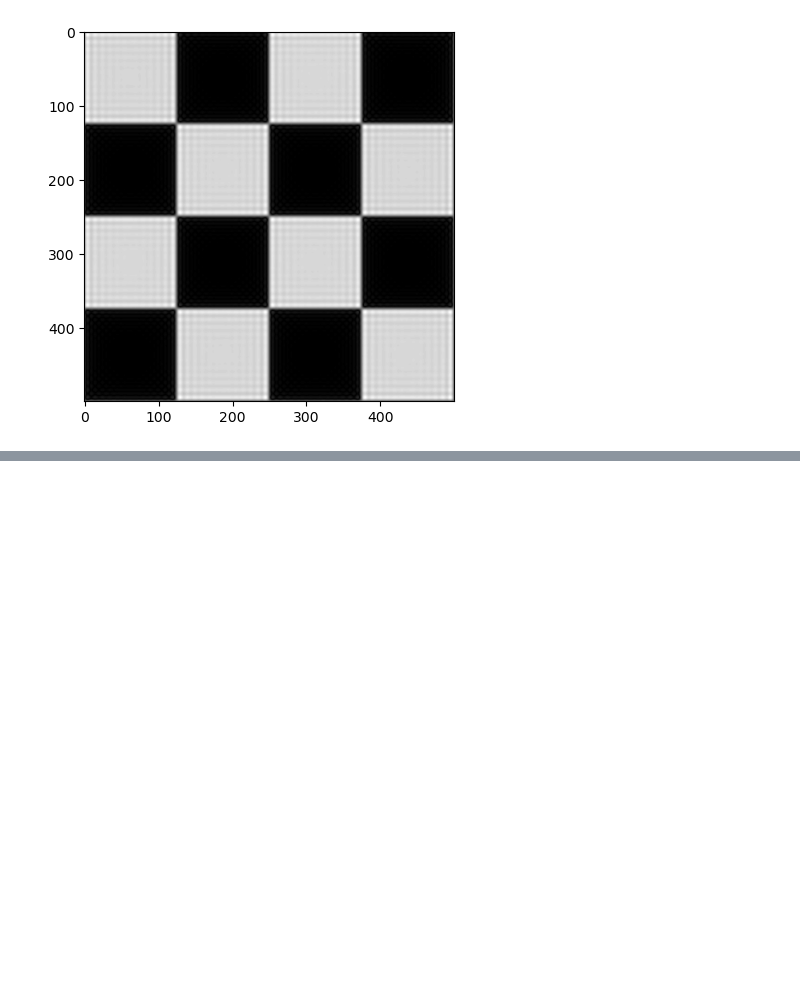
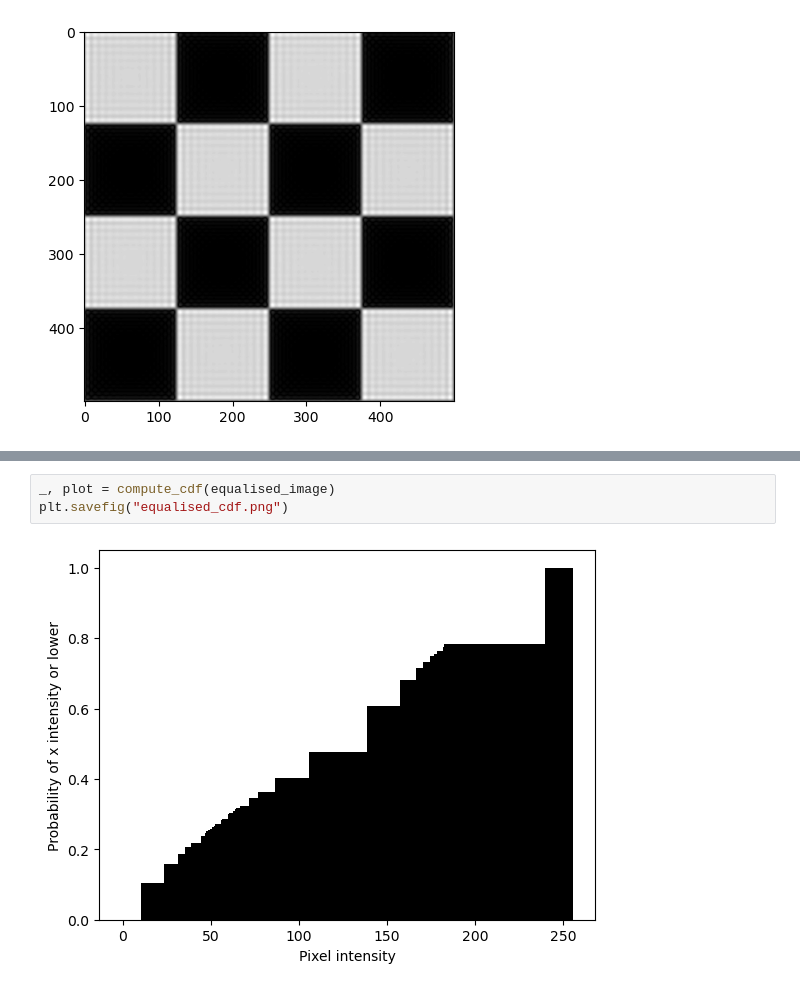
Before and after one commit to alexwelsby/AIML331_Assign1, a Jupyter notebook: Assignment1.ipynb, the cells around one changed output, grey strips where cells are left out. Saved outputs shown, nothing was run; the diff lists cells and outputs as text; blank space fills up the shorter version.

```diff
--- a/Assignment1.ipynb
+++ b/Assignment1.ipynb
@@ -331 +338,6 @@ plt.savefig("equalised_histogram.png")
 [figure]
+# %%
+_, plot = compute_cdf(equalised_image)
+plt.savefig("equalised_cdf.png")
+# %% [output]
+[figure, added]
```
Also changed, not shown: parts of 5 cells of this notebook.
